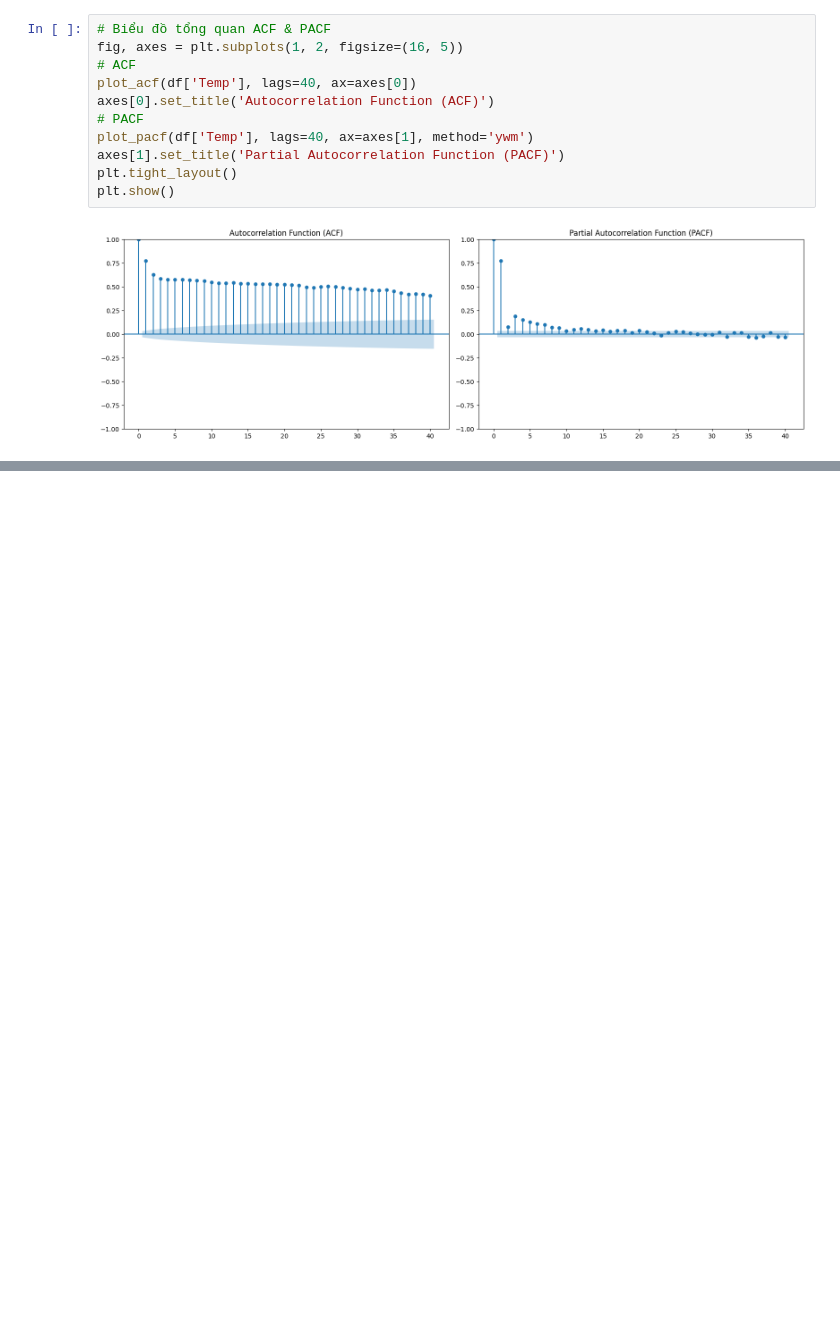
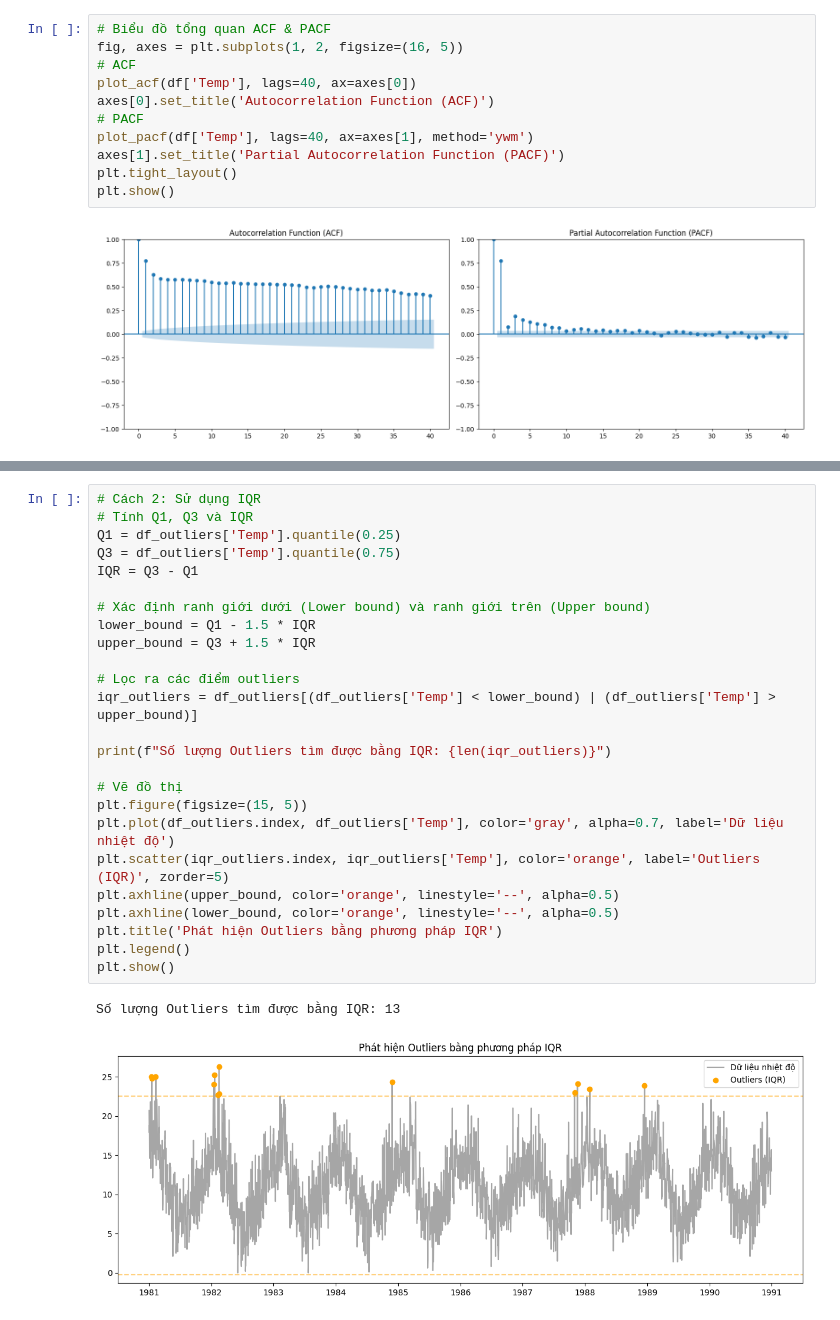
Before and after one commit to luuminhhoa/Lab1_Timeseries, a Jupyter notebook: notebooks/main.ipynb, the cells around one changed output, grey strips where cells are left out. Saved outputs shown, nothing was run; the diff lists cells and outputs as text; blank space fills up the shorter version.

```diff
--- a/notebooks/main.ipynb
+++ b/notebooks/main.ipynb
@@ -80,0 +197,28 @@ plt.show()
+# %%
+# Cách 2: Sử dụng IQR
+# Tính Q1, Q3 và IQR
+Q1 = df_outliers['Temp'].quantile(0.25)
+Q3 = df_outliers['Temp'].quantile(0.75)
+IQR = Q3 - Q1
+
+# Xác định ranh giới dưới (Lower bound) và ranh giới trên (Upper bound)
+lower_bound = Q1 - 1.5 * IQR
+upper_bound = Q3 + 1.5 * IQR
+
+# Lọc ra các điểm outliers
+iqr_outliers = df_outliers[(df_outliers['Temp'] < lower_bound) | (df_outliers['Temp'] > upper_bound)]
+
+print(f"Số lượng Outliers tìm được bằng IQR: {len(iqr_outliers)}")
+
+# Vẽ đồ thị
+plt.figure(figsize=(15, 5))
+plt.plot(df_outliers.index, df_outliers['Temp'], color='gray', alpha=0.7, label='Dữ liệu nhiệt độ')
+plt.scatter(iqr_outliers.index, iqr_outliers['Temp'], color='orange', label='Outliers (IQR)', zorder=5)
+plt.axhline(upper_bound, color='orange', linestyle='--', alpha=0.5)
+plt.axhline(lower_bound, color='orange', linestyle='--', alpha=0.5)
+plt.title('Phát hiện Outliers bằng phương pháp IQR')
+plt.legend()
+plt.show()
+# %% [output]
+Số lượng Outliers tìm được bằng IQR: 13
+[figure, added]
```
Also changed, not shown: parts of 10 cells of this notebook, 2 other files.
